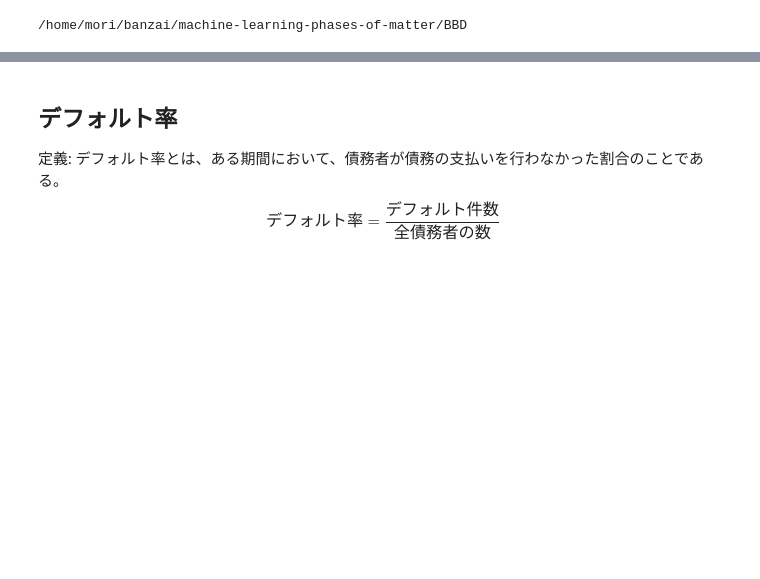
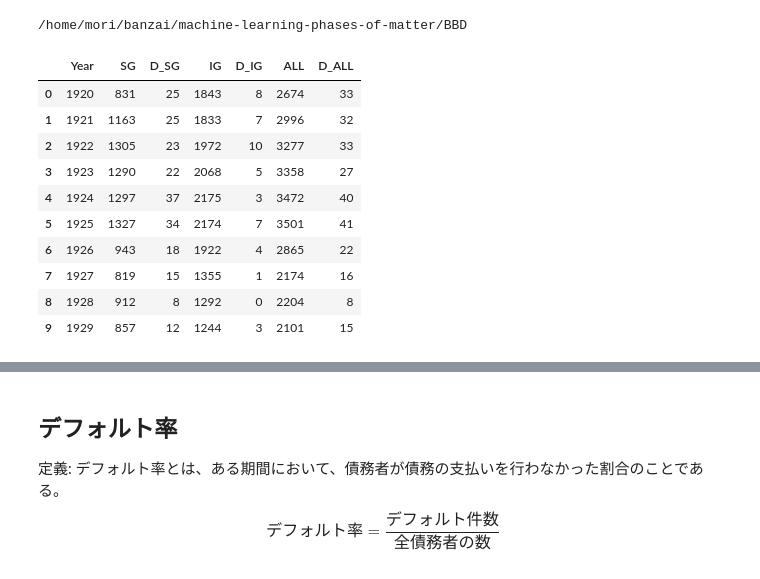
Before and after one commit to LABO-M/MachineLearningPhasesOfMatter, a Jupyter notebook: BBD/BBD.ipynb, the cells around one changed output, grey strips where cells are left out. Saved outputs shown, nothing was run; the diff lists cells and outputs as text; code cells hidden in the pictures; blank space fills up the shorter version.

```diff
--- a/BBD/BBD.ipynb
+++ b/BBD/BBD.ipynb
@@ -36 +55,15 @@ data.append(M.iloc[70:99,3:5])
 data.append(S.iloc[9:38,3:5])
+# %%
+M.head(10)
+# %% [output]
+|  | Year | SG | D_SG | IG | D_IG | ALL | D_ALL |
+| 0 | 1920 | 831 | 25 | 1843 | 8 | 2674 | 33 |
+| 1 | 1921 | 1163 | 25 | 1833 | 7 | 2996 | 32 |
+| 2 | 1922 | 1305 | 23 | 1972 | 10 | 3277 | 33 |
+| 3 | 1923 | 1290 | 22 | 2068 | 5 | 3358 | 27 |
+| 4 | 1924 | 1297 | 37 | 2175 | 3 | 3472 | 40 |
+| 5 | 1925 | 1327 | 34 | 2174 | 7 | 3501 | 41 |
+| 6 | 1926 | 943 | 18 | 1922 | 4 | 2865 | 22 |
+| 7 | 1927 | 819 | 15 | 1355 | 1 | 2174 | 16 |
+| 8 | 1928 | 912 | 8 | 1292 | 0 | 2204 | 8 |
+| 9 | 1929 | 857 | 12 | 1244 | 3 | 2101 | 15 |
```
Also changed, not shown: parts of 12 cells of this notebook.
